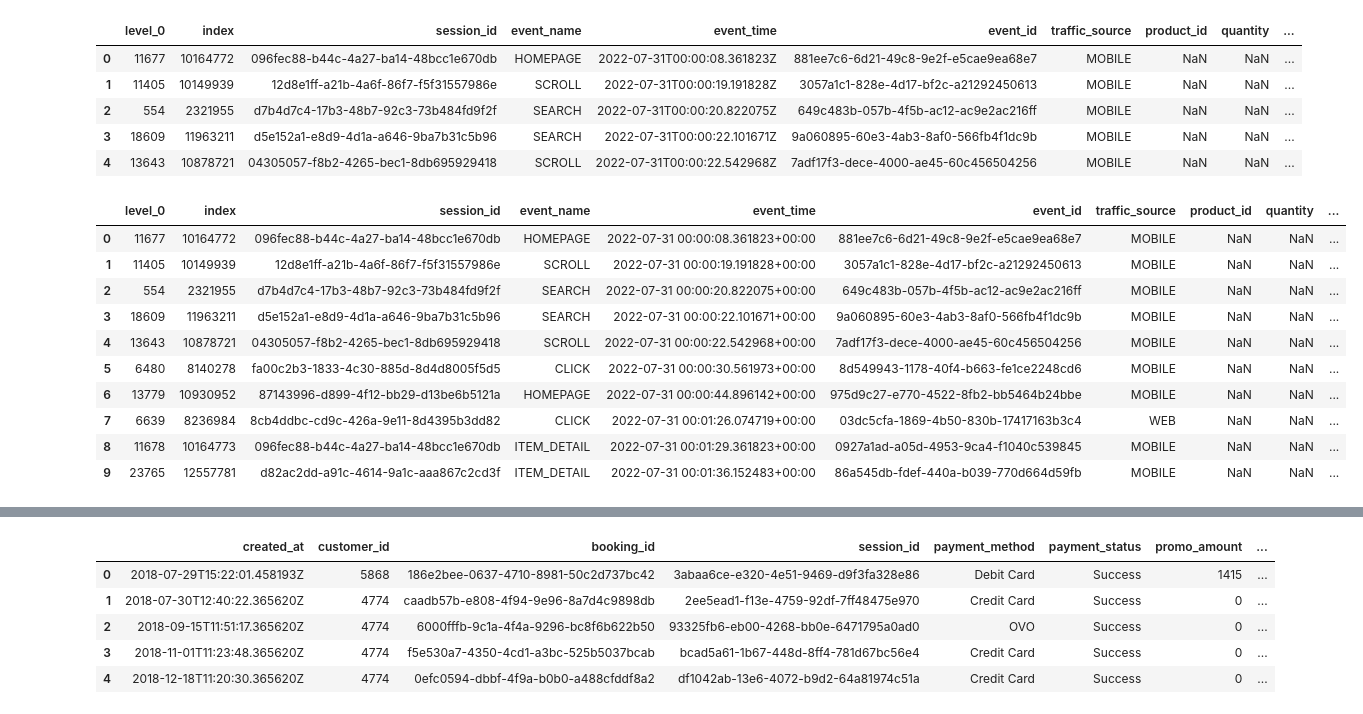
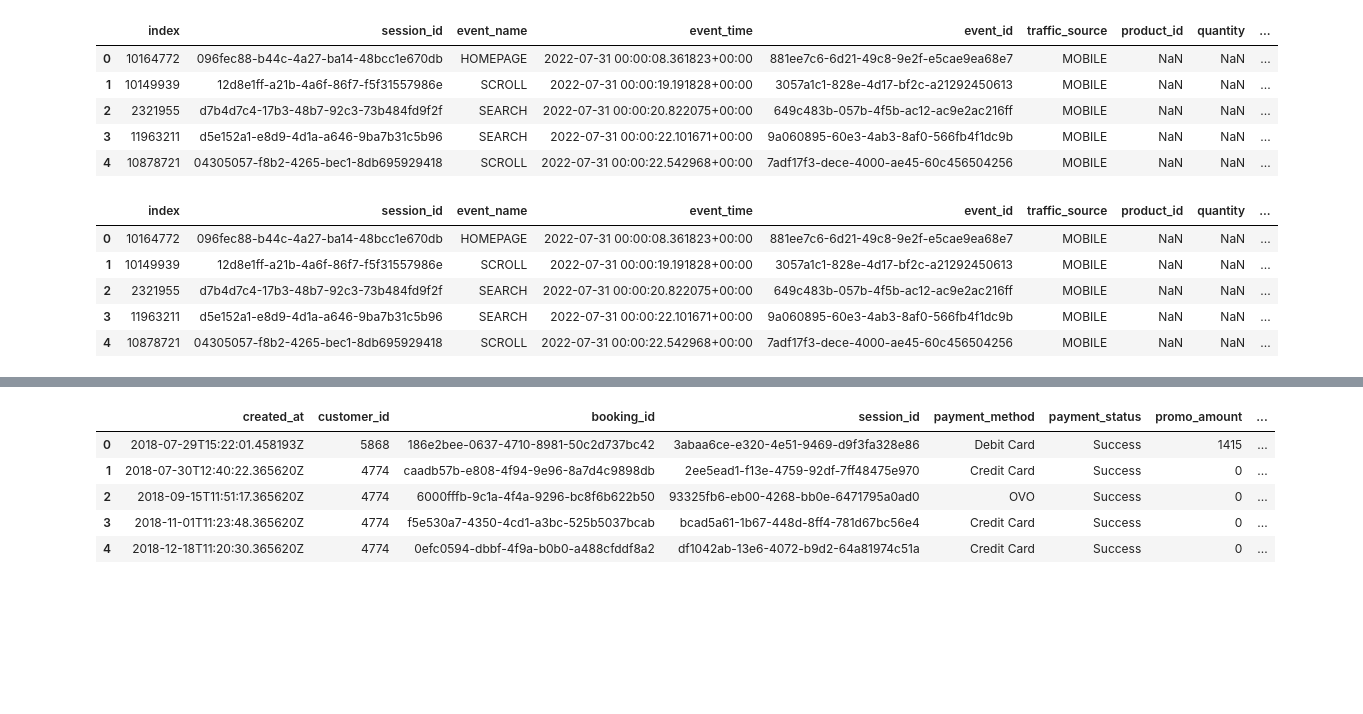
Before and after one commit to HoracioSoldman/realtime-events-analytics, a Jupyter notebook: data-exploration/most_active_day.ipynb, the cells around one changed output, grey strips where cells are left out. Saved outputs shown, nothing was run; the diff lists cells and outputs as text; code cells hidden in the pictures; blank space fills up the shorter version.

Commit message:
feat: extract most-active-day clicks&transactions

```diff
--- a/lab.ipynb
+++ b/data-exploration/most_active_day.ipynb
@@ -2,14 +2,19 @@
 import pandas as pd
 # %%
 df_active = pd.DataFrame()
-for df_chunck in pd.read_csv('../data/click_stream_new.csv', chunksize=100000):
+# find out the most active day in the whole file
+for df_chunck in pd.read_csv('../../data/click_stream_new.csv', chunksize=100000):
     df_chunck['event_date'] = [ d[:10] for d in df_chunck['event_time'] ]
-    df_filtered = df_chunck[['event_date', 'event_time']]
+    df_chunck['count'] = 0
+    df_filtered = df_chunck[['event_date', 'count']]
     df_filtered_groupped = df_filtered.groupby(['event_date']).count()
-    df_most_active_day = df_filtered_groupped[df_filtered_groupped['event_time'] == df_filtered_groupped['event_time'].max()]
+
+    df_most_active_day = df_filtered_groupped[df_filtered_groupped['count'] == df_filtered_groupped['count'].max()]
     df_most_active_day.reset_index(inplace=True)
     df_final = df_chunck[df_chunck['event_date'].eq(df_most_active_day.at[0, 'event_date'])]
     df_final.reset_index(inplace=True)
 
     if len(df_final) > len(df_active):
         df_active = df_final.copy()
+
+df_active.head()
@@ -20,10 +32,9 @@ df_active.shape
 # %%
-df_active = pd.DataFrame()
-for df_chunck in pd.read_csv('../data/click_stream_new.csv', chunksize=100000):
+df_active_day = pd.DataFrame()
+for df_chunck in pd.read_csv('../../data/click_stream_new.csv', chunksize=100000):
     df_chunck['event_date'] = [ d[:10] for d in df_chunck['event_time'] ]
-    df_filtered = df_chunck[df_chunck['event_date'].eq('2022-07-31')]
-    df_active = pd.concat([df_active, df_filtered], axis=0)
+    df_filtered = df_chunck[df_chunck['event_date'].eq(df_active.at[0, 'event_date'])]
+    df_active_day = pd.concat([df_active_day, df_filtered], axis=0)
 
-df_active.reset_index(inplace=True)
-df_active.shape
+df_active_day.shape
 # %% [output]
@@ -31,2 +42,4 @@ df_active.shape
+# %%
+df_active_day['event_time'] = pd.to_datetime(df_active_day['event_time'])
 # %%
 # offset from previous time
@@ -47,34 +50,30 @@ df_active.head()
 # %%
-df_active.reset_index(inplace=True)
-df_active.head()
+df_active_day['event_time'] = pd.to_datetime(df_active_day['event_time'])
+df_active_day.sort_values(by='event_time', inplace=True)
+df_active_day.reset_index(inplace=True)
+df_active_day.head()
 # %% [output]
-|  | level_0 | index | session_id | event_name | event_time | event_id | traffic_source | product_id | quantity | ... |
-| 0 | 11677 | 10164772 | 096fec88-b44c-4a27-ba14-48bcc1e670db | HOMEPAGE | 2022-07-31T00:00:08.361823Z | 881ee7c6-6d21-49c8-9e2f-e5cae9ea68e7 | MOBILE | NaN | NaN | ... |
-| 1 | 11405 | 10149939 | 12d8e1ff-a21b-4a6f-86f7-f5f31557986e | SCROLL | 2022-07-31T00:00:19.191828Z | 3057a1c1-828e-4d17-bf2c-a21292450613 | MOBILE | NaN | NaN | ... |
-| 2 | 554 | 2321955 | d7b4d7c4-17b3-48b7-92c3-73b484fd9f2f | SEARCH | 2022-07-31T00:00:20.822075Z | 649c483b-057b-4f5b-ac12-ac9e2ac216ff | MOBILE | NaN | NaN | ... |
-| 3 | 18609 | 11963211 | d5e152a1-e8d9-4d1a-a646-9ba7b31c5b96 | SEARCH | 2022-07-31T00:00:22.101671Z | 9a060895-60e3-4ab3-8af0-566fb4f1dc9b | MOBILE | NaN | NaN | ... |
-| 4 | 13643 | 10878721 | 04305057-f8b2-4265-bec1-8db695929418 | SCROLL | 2022-07-31T00:00:22.542968Z | 7adf17f3-dece-4000-ae45-60c456504256 | MOBILE | NaN | NaN | ... |
+|  | index | session_id | event_name | event_time | event_id | traffic_source | product_id | quantity | ... |
+| 0 | 10164772 | 096fec88-b44c-4a27-ba14-48bcc1e670db | HOMEPAGE | 2022-07-31 00:00:08.361823+00:00 | 881ee7c6-6d21-49c8-9e2f-e5cae9ea68e7 | MOBILE | NaN | NaN | ... |
+| 1 | 10149939 | 12d8e1ff-a21b-4a6f-86f7-f5f31557986e | SCROLL | 2022-07-31 00:00:19.191828+00:00 | 3057a1c1-828e-4d17-bf2c-a21292450613 | MOBILE | NaN | NaN | ... |
+| 2 | 2321955 | d7b4d7c4-17b3-48b7-92c3-73b484fd9f2f | SEARCH | 2022-07-31 00:00:20.822075+00:00 | 649c483b-057b-4f5b-ac12-ac9e2ac216ff | MOBILE | NaN | NaN | ... |
+| 3 | 11963211 | d5e152a1-e8d9-4d1a-a646-9ba7b31c5b96 | SEARCH | 2022-07-31 00:00:22.101671+00:00 | 9a060895-60e3-4ab3-8af0-566fb4f1dc9b | MOBILE | NaN | NaN | ... |
+| 4 | 10878721 | 04305057-f8b2-4265-bec1-8db695929418 | SCROLL | 2022-07-31 00:00:22.542968+00:00 | 7adf17f3-dece-4000-ae45-60c456504256 | MOBILE | NaN | NaN | ... |
 # %%
-df_active['event_time'] = pd.to_datetime(df_active['event_time'])
-df_active['event_offset'] = 0
+df_active_day['event_offset'] = 0
 
-for index, row in df_active.iterrows():
-    if index > 0:
-        df_active.at[index, 'event_offset'] = int((df_active.at[index, 'event_time'] - df_active.at[index-1, 'event_time']).total_seconds())
+for i, row in df_active_day.iterrows():
+    if i > 0:
+        df_active_day.at[i, 'event_offset'] = int((df_active_day.at[i, 'event_time'] - df_active_day.at[i-1, 'event_time']).total_seconds())
 
-df_active.head(10)
+df_active_day.head()
 # %% [output]
-|  | level_0 | index | session_id | event_name | event_time | event_id | traffic_source | product_id | quantity | ... |
-| 0 | 11677 | 10164772 | 096fec88-b44c-4a27-ba14-48bcc1e670db | HOMEPAGE | 2022-07-31 00:00:08.361823+00:00 | 881ee7c6-6d21-49c8-9e2f-e5cae9ea68e7 | MOBILE | NaN | NaN | ... |
-| 1 | 11405 | 10149939 | 12d8e1ff-a21b-4a6f-86f7-f5f31557986e | SCROLL | 2022-07-31 00:00:19.191828+00:00 | 3057a1c1-828e-4d17-bf2c-a21292450613 | MOBILE | NaN | NaN | ... |
-| 2 | 554 | 2321955 | d7b4d7c4-17b3-48b7-92c3-73b484fd9f2f | SEARCH | 2022-07-31 00:00:20.822075+00:00 | 649c483b-057b-4f5b-ac12-ac9e2ac216ff | MOBILE | NaN | NaN | ... |
-| 3 | 18609 | 11963211 | d5e152a1-e8d9-4d1a-a646-9ba7b31c5b96 | SEARCH | 2022-07-31 00:00:22.101671+00:00 | 9a060895-60e3-4ab3-8af0-566fb4f1dc9b | MOBILE | NaN | NaN | ... |
-| 4 | 13643 | 10878721 | 04305057-f8b2-4265-bec1-8db695929418 | SCROLL | 2022-07-31 00:00:22.542968+00:00 | 7adf17f3-dece-4000-ae45-60c456504256 | MOBILE | NaN | NaN | ... |
-| 5 | 6480 | 8140278 | fa00c2b3-1833-4c30-885d-8d4d8005f5d5 | CLICK | 2022-07-31 00:00:30.561973+00:00 | 8d549943-1178-40f4-b663-fe1ce2248cd6 | MOBILE | NaN | NaN | ... |
-| 6 | 13779 | 10930952 | 87143996-d899-4f12-bb29-d13be6b5121a | HOMEPAGE | 2022-07-31 00:00:44.896142+00:00 | 975d9c27-e770-4522-8fb2-bb5464b24bbe | MOBILE | NaN | NaN | ... |
-| 7 | 6639 | 8236984 | 8cb4ddbc-cd9c-426a-9e11-8d4395b3dd82 | CLICK | 2022-07-31 00:01:26.074719+00:00 | 03dc5cfa-1869-4b50-830b-17417163b3c4 | WEB | NaN | NaN | ... |
-| 8 | 11678 | 10164773 | 096fec88-b44c-4a27-ba14-48bcc1e670db | ITEM_DETAIL | 2022-07-31 00:01:29.361823+00:00 | 0927a1ad-a05d-4953-9ca4-f1040c539845 | MOBILE | NaN | NaN | ... |
-| 9 | 23765 | 12557781 | d82ac2dd-a91c-4614-9a1c-aaa867c2cd3f | ITEM_DETAIL | 2022-07-31 00:01:36.152483+00:00 | 86a545db-fdef-440a-b039-770d664d59fb | MOBILE | NaN | NaN | ... |
+|  | index | session_id | event_name | event_time | event_id | traffic_source | product_id | quantity | ... |
+| 0 | 10164772 | 096fec88-b44c-4a27-ba14-48bcc1e670db | HOMEPAGE | 2022-07-31 00:00:08.361823+00:00 | 881ee7c6-6d21-49c8-9e2f-e5cae9ea68e7 | MOBILE | NaN | NaN | ... |
+| 1 | 10149939 | 12d8e1ff-a21b-4a6f-86f7-f5f31557986e | SCROLL | 2022-07-31 00:00:19.191828+00:00 | 3057a1c1-828e-4d17-bf2c-a21292450613 | MOBILE | NaN | NaN | ... |
+| 2 | 2321955 | d7b4d7c4-17b3-48b7-92c3-73b484fd9f2f | SEARCH | 2022-07-31 00:00:20.822075+00:00 | 649c483b-057b-4f5b-ac12-ac9e2ac216ff | MOBILE | NaN | NaN | ... |
+| 3 | 11963211 | d5e152a1-e8d9-4d1a-a646-9ba7b31c5b96 | SEARCH | 2022-07-31 00:00:22.101671+00:00 | 9a060895-60e3-4ab3-8af0-566fb4f1dc9b | MOBILE | NaN | NaN | ... |
+| 4 | 10878721 | 04305057-f8b2-4265-bec1-8db695929418 | SCROLL | 2022-07-31 00:00:22.542968+00:00 | 7adf17f3-dece-4000-ae45-60c456504256 | MOBILE | NaN | NaN | ... |
 # %%
 df_active.columns
 # %% [output]
```
Also changed, not shown: parts of 13 cells of this notebook, 4 other files.
